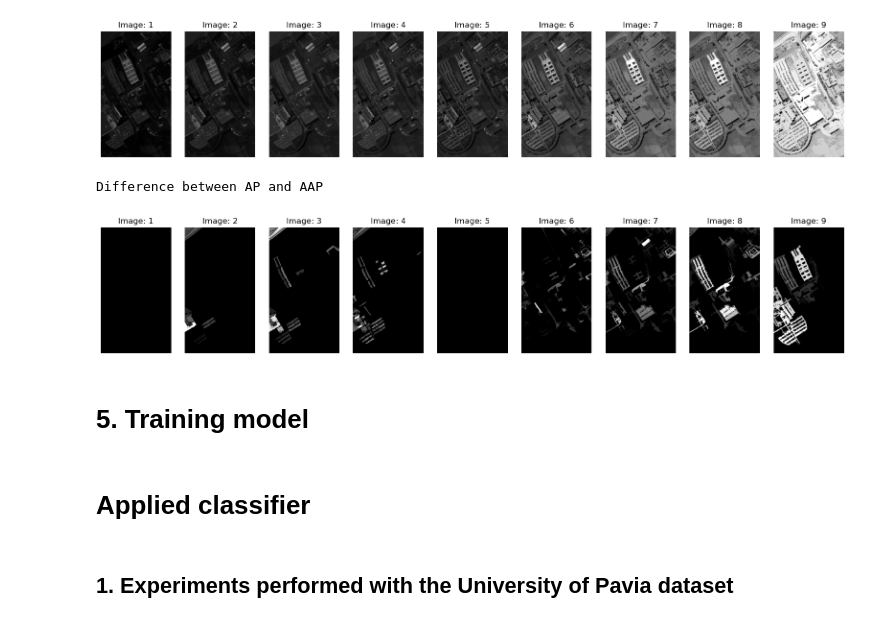
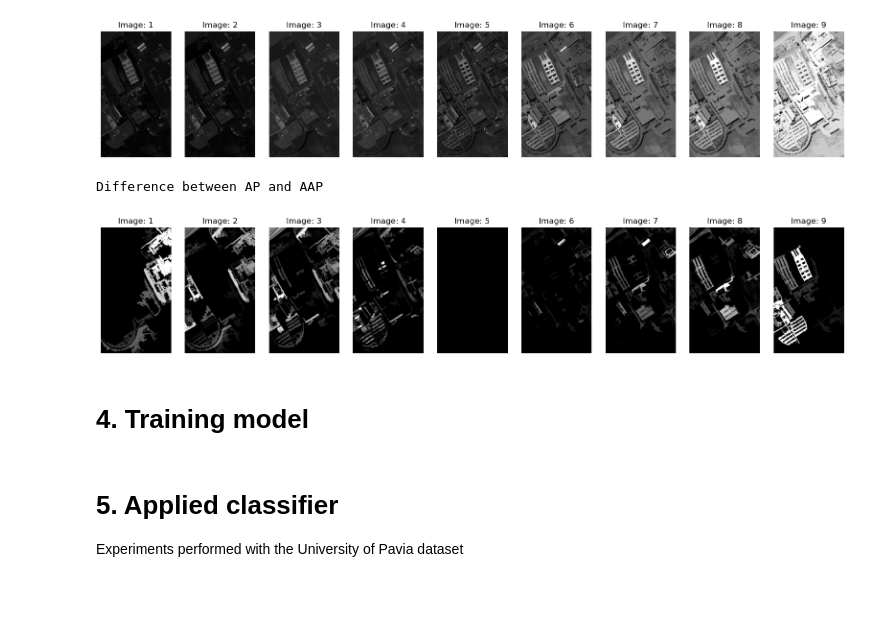
Before and after one commit to wonderalexandre/MorphoAAP, a Jupyter notebook: example/Classification_of_remote_sensing_data_with_MorphAAP.ipynb, the cells around one changed output. Saved outputs shown, nothing was run; the diff lists cells and outputs as text; code cells hidden in the pictures; blank space fills up the shorter version.

```diff
--- a/example/Classification_of_remote_sensing_data_with_MorphAAP.ipynb
+++ b/example/Classification_of_remote_sensing_data_with_MorphAAP.ipynb
@@ -82,7 +76,7 @@ def featureExtraction(image, lambdas, attributeType=0, deltaMSER=0):
 # %% [markdown]
  - Function to plot profile images
 # %%
-def plotProfiles(profile, number_images_by_row):
+def plotProfiles(profile, number_of_images_profile, number_images_by_row):
 
         rows = number_of_images_profile // number_images_by_row
         last_cols = 0
@@ -99,7 +93,7 @@ def plotProfiles(profile, number_images_by_row):
         if(num_rows == 1):
             for img in range(num_cols):
                 axs[img].axis('off')
-                axs[img].imshow(profile[:,:,img], cmap='gray')
+                axs[img].imshow(profile[img,:,:], cmap='gray')
                 axs[img].set_title('Image: '+ str(img+1) )
 
         else:
@@ -108,7 +102,7 @@ def plotProfiles(profile, number_images_by_row):
                 for c in range(3):
                     if( (l < rows or c < last_cols)):
                         axs[l,c].axis('off')
-                        axs[l,c].imshow(profile[:,:,img], cmap='gray')
+                        axs[l,c].imshow(profile[img, :,:], cmap='gray')
                         axs[l,c].set_title('Image: '+ str(img+1) )
                         img += 1
 
@@ -116,32 +110,28 @@ def plotProfiles(profile, number_images_by_row):
         plt.show()
 # %%
 # load dataset: university of Pavia
-pavia = scipy.io.loadmat('pavia_uni.mat')
-image = pavia['pavia_uni']
+paviaU_mat = sio.loadmat('PaviaU.mat')
+paviaU_image = paviaU_mat['paviaU']
 
-image_pca = getPCA(image, preserved_var=0.992)
+image_pca = getPCA(paviaU_image, numPCs=4)
 nr, nc, bands = image_pca.shape
 
-for band in range(bands):
-    image_pca[:, :, band] = rescale(image_pca[:, :, band])
+lambdas = [100, 500, 1000, 5000]
+attr_type=0  #0 → Area; 1 → Diagonal; 2 → Width of the bounding box; 3 → Height of the bounding box; 4 → Volume
 
-
-lambdas = [100, 500, 1000, 5000]
-
-EAP = featureExtraction(image_pca, lambdas, deltaMSER=0)
+EAP = featureExtraction(image_pca, attr_type, lambdas, deltaMSER=0)
 number_of_images_profile = ((len(lambdas) * 2) + 1)
 number_of_images = number_of_images_profile * bands
-EAP = EAP.reshape(nr, nc, number_of_images)
-AP_band1 = EAP[:,:, 0:number_of_images_profile ]
-AP_band2 = EAP[:,:,    number_of_images_profile:2*number_of_images_profile ]
-AP_band3 = EAP[:,:, 2*number_of_images_profile:3*number_of_images_profile ]
-AP_band4 = EAP[:,:, 3*number_of_images_profile:4*number_of_images_profile ]
 
-EAAP = featureExtraction(image_pca, lambdas, deltaMSER=19)
-EAAP = EAAP.reshape(nr, nc, number_of_images)
-AAP_band1 = EAAP[:,:, 0:number_of_images_profile ]
-AAP_band2 = EAAP[:,:,    number_of_images_profile:2*number_of_images_profile ]
-AAP_band3 = EAAP[:,:, 2*number_of_images_profile:3*number_of_images_profile ]
-AAP_band4 = EAAP[:,:, 3*number_of_images_profile:4*number_of_images_profile ]
+AP_band1 = EAP[0:number_of_images_profile, :,:]
+AP_band2 = EAP[number_of_images_profile:2*number_of_images_profile, :,:]
+AP_band3 = EAP[2*number_of_images_profile:3*number_of_images_profile, :,:]
+AP_band4 = EAP[3*number_of_images_profile:4*number_of_images_profile, :,:]
+
+EAAP = featureExtraction(image_pca, attr_type, lambdas, deltaMSER=10)
+AAP_band1 = EAAP[0:number_of_images_profile, :,:]
+AAP_band2 = EAAP[number_of_images_profile:2*number_of_images_profile, :,:]
+AAP_band3 = EAAP[2*number_of_images_profile:3*number_of_images_profile, :,:]
+AAP_band4 = EAAP[3*number_of_images_profile:4*number_of_images_profile, :,:]
 # %%
 print("Attribute Profile")
@@ -157,12 +147,12 @@ Adaptive Attribute Profile
 [figure]
 # %%
 print("Difference between AP and AAP")
-plotProfiles(np.abs(AP_band1 - AAP_band1), number_of_images_profile)
+plotProfiles(np.abs(AP_band1 - AAP_band1), number_of_images_profile, number_of_images_profile)
 # %% [output]
 Difference between AP and AAP
-[figure, old version]
+[figure, new version]
 # %% [markdown]
-# 5. Training model
+# 4. Training model
 # %%
 import numpy as np
 from sklearn.base import BaseEstimator, ClassifierMixin
@@ -306,7 +300,6 @@ def getMetrics(y_train, y_test, yp_train, yp_pred):
     return df, df_classes
-# %% [markdown]
-# Applied classifier
 # %% [markdown]
-## 1. Experiments performed with the University of Pavia dataset
+# 5. Applied classifier
+Experiments performed with the University of Pavia dataset
 # %%
 # load dataset: university of Pavia
```
Also changed, not shown: parts of 14 cells of this notebook, 7 other files.
